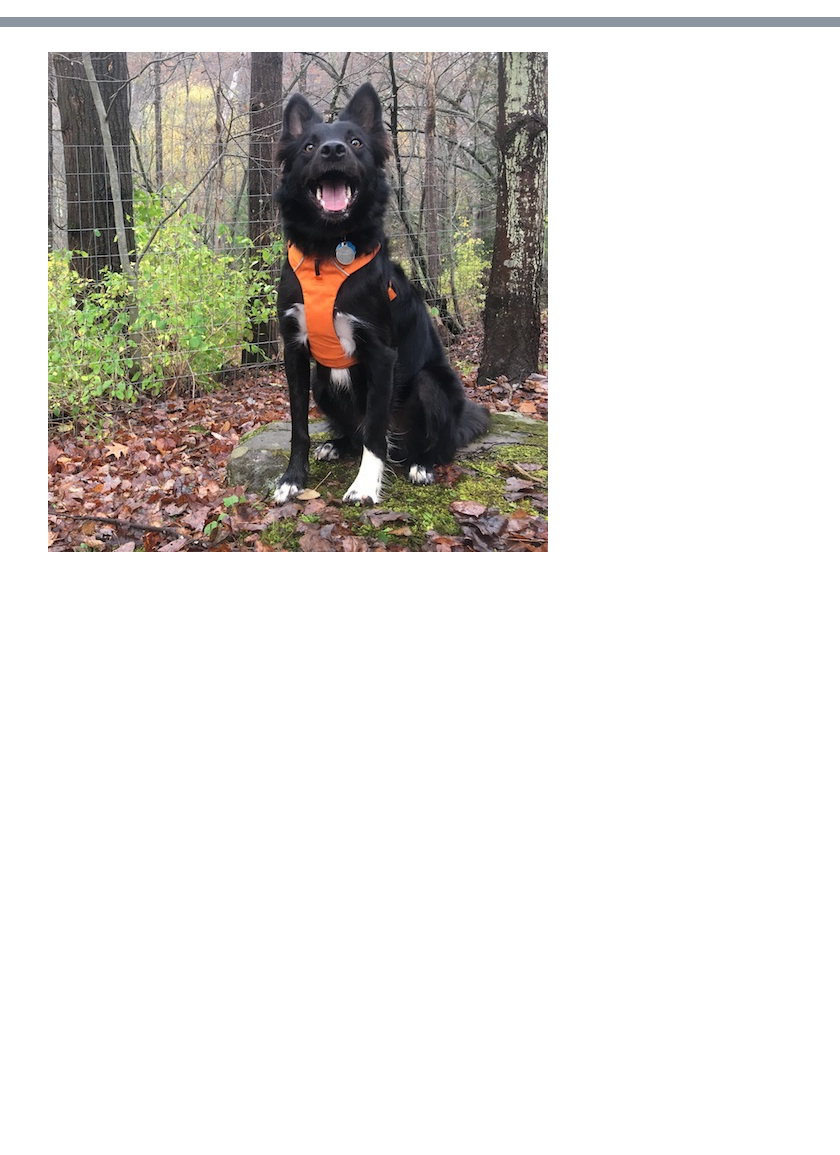
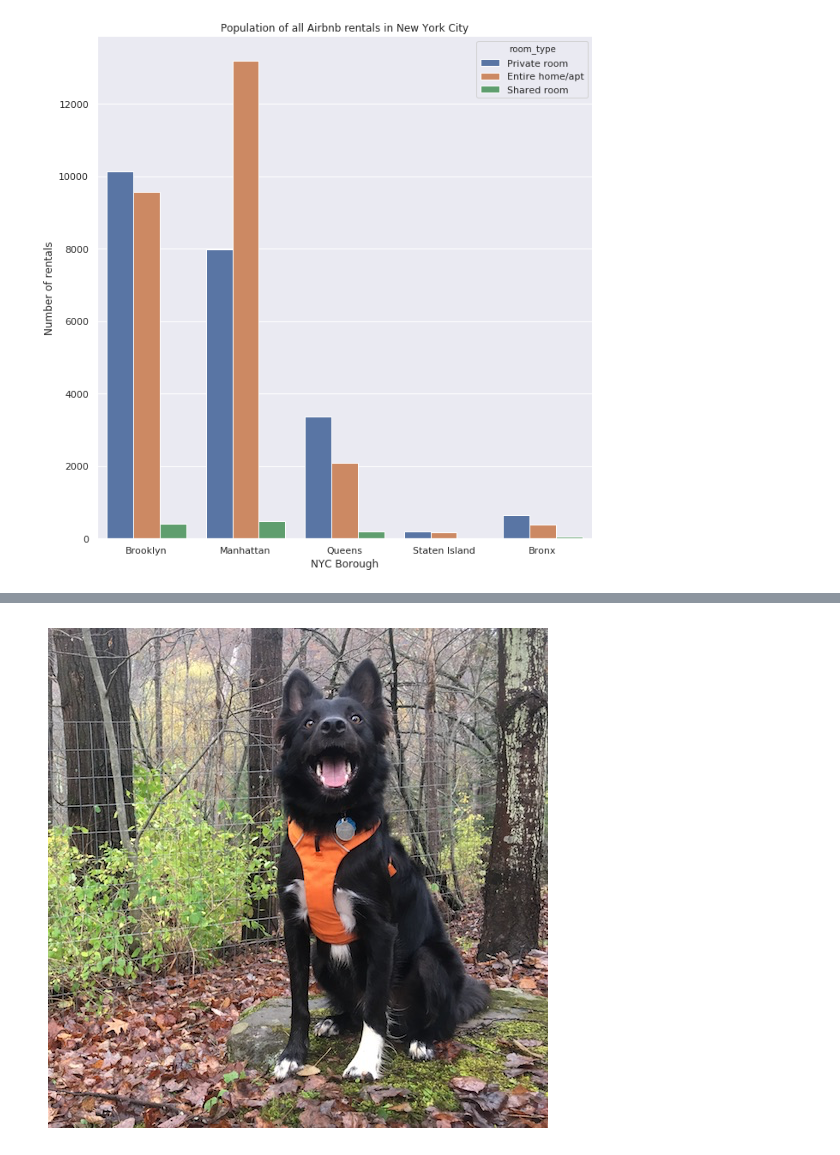
Before and after one commit to rselent/this_was_a_test, a Jupyter notebook: build1_Airbnb_in_nyc.ipynb, the cells around one changed output, grey strips where cells are left out. Drawn from its saved outputs; the diff is of its cells as text; code cells hidden in the pictures; blank space fills up the shorter version.

```diff
--- a/build1_Airbnb_in_nyc.ipynb
+++ b/build1_Airbnb_in_nyc.ipynb
@@ -203,0 +29,37 @@ fig.show()
+# %%
+## USE to draw city map underneath scatter plot, pass in the dataframe you want to use
+## (wtf1, wtf2, df, etc) and what you want it colored by (borough, neighborhood, a price bin)
+def nycMapPlot( dataDF, colorBy, plotTitle):
+    sns.set_style( 'dark', {'ytick.left': True, 'xtick.bottom': True})
+    sns.set_context( 'notebook')
+    plt.figure( figsize= (12, 12))
+    f= sns.scatterplot( x= 'longitude', y= 'latitude', data= dataDF,
+#                    hue= colorBy, s= 16, legend= False);
+                    hue= colorBy, s= 16);
+    plt.imshow( nyc_map, aspect= 'equal', extent=[ df['longitude'].min() - 0.0195,
+                                                   df['longitude'].max() + 0.027,
+                                                   df['latitude'].min() - 0.0069,
+                                                   df['latitude'].max() + 0.0025])
+    f.set( xlabel= "Longitude",
+           ylabel= "Latitude",
+           title= plotTitle)
+#    plt.legend( handles= [dataDF], title= '', loc= 'upper left')
+    plt.show()
+
+##
+def nycBarPlot( dataDF, colorBy, plotTitle):
+    sns.set( style= 'darkgrid')
+    f= sns.catplot( x= 'borough',  hue= colorBy, data= dataDF,
+                    height= 9, kind= 'count', legend_out= False);
+    f.set( xlabel= "NYC Borough",
+           ylabel= "Number of rentals",
+           title= plotTitle)
+
+##
+def nycPricePlot( dataDF, colorBy, plotTitle):
+    sns.set_style( 'darkgrid', {'ytick.left': True})
+    f= sns.catplot( x= 'borough', y= 'price',  hue= colorBy, data=dataDF,
+                   height= 9, jitter= '0.3', legend_out= False);
+    f.set( xlabel= "NYC Boroughs",
+           ylabel= "Price, in USD",
+           title= plotTitle)
@@ -203,0 +164,7 @@ fig.show()
+# %%
+### Distribution of rental types, but from a different view
+
+nycBarPlot( df1, 'room_type',
+           "Population of all Airbnb rentals in New York City")
+# %% [output]
+[figure, added]
```
Also changed, not shown: parts of 17 cells of this notebook.
